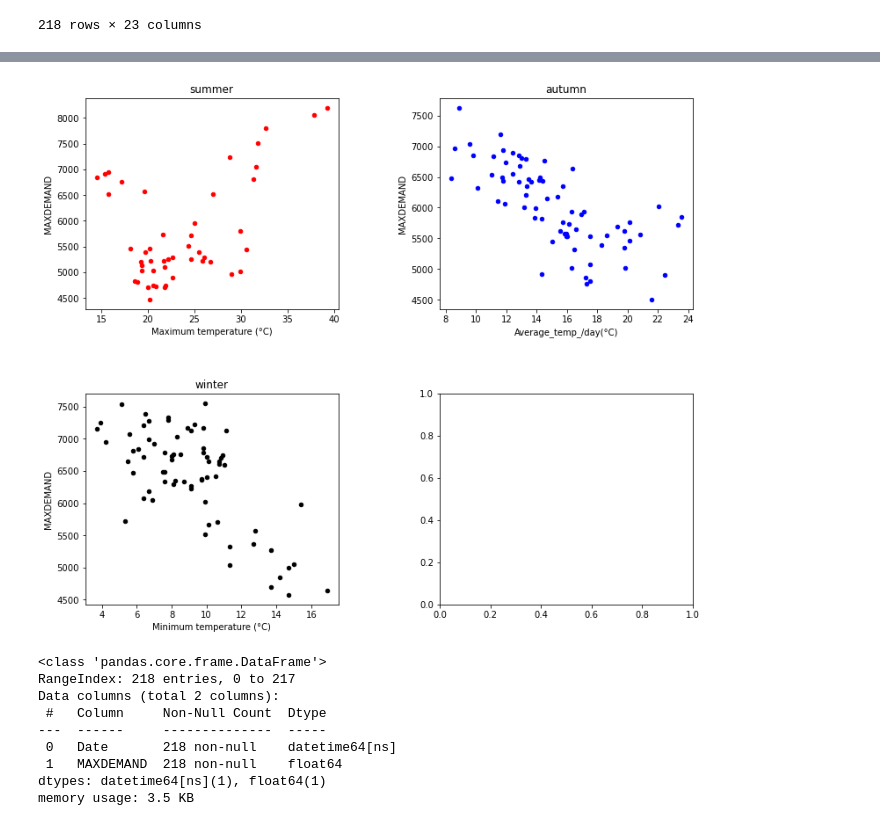
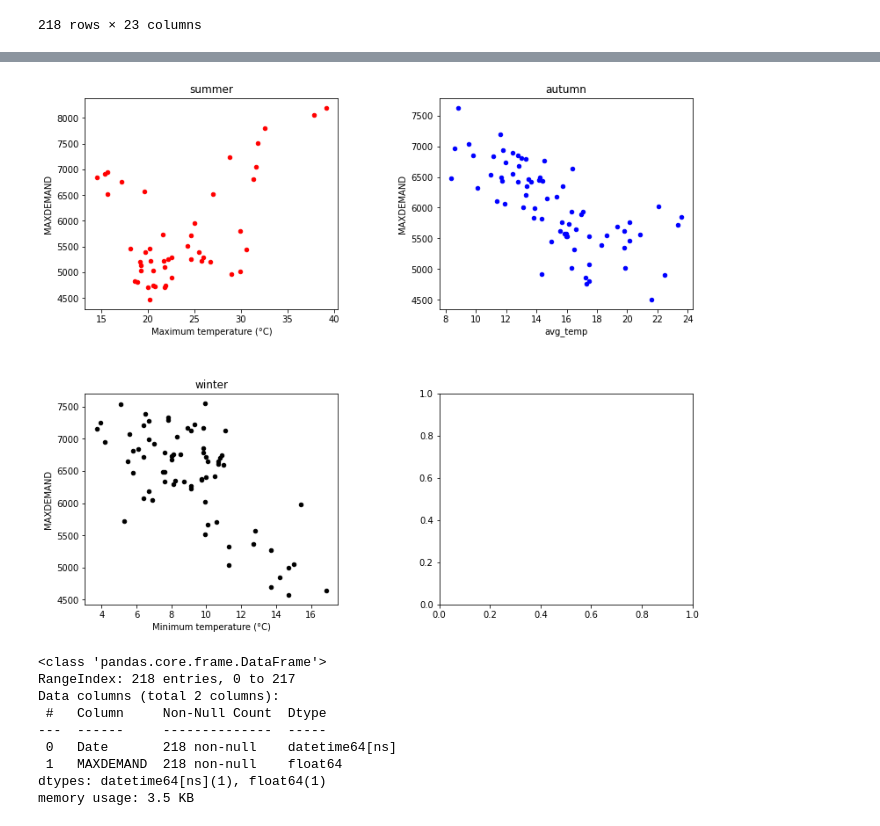
Before and after one commit to smbayat11/Assignment2_Group9, a Jupyter notebook: A2-Group9_2_metafile.ipynb, the cells around one changed output, grey strips where cells are left out. Drawn from its saved outputs; the diff is of its cells as text; code cells hidden in the pictures.

```diff
--- a/A2-Group9_2_metafile.ipynb
+++ b/A2-Group9_2_metafile.ipynb
@@ -54,7 +62,3 @@ Data columns (total 21 columns):
  20  3pm MSL pressure (hPa)             218 non-null    float64
 dtypes: float64(9), int64(7), object(5)
 memory usage: 35.9+ KB
-# %%
-# change the Date column into date time format
-Data_w["Date"] = pd.to_datetime(Data_w["Date"])
-Data_w["Date"]
@@ -195,4 +129,0 @@ Data_p
-# %%
-# convert the date into datetime format
-Data_p["Date"]= pd.to_datetime(Data_p["Date"])
-Data_p["Date"]
@@ -228,4 +129,0 @@ Data_p
-# %%
-# convert the date into datetime format
-Data_p["Date"]= pd.to_datetime(Data_p["Date"])
-Data_p["Date"]
@@ -342,0 +228,4 @@ display(MergeData.head())
+# %%
+col = MergeData.loc[:, "Minimum temperature (°C)":"Maximum temperature (°C)"]
+MergeData['avg_temp'] = col.mean(axis = 1)
+MergeData
@@ -357,8 +260,8 @@ ax2 = axes[0][1]
 autumn_start = '2021-3-01'
 autumn_end = '2021-5-31'
 autumn = MergeData.loc[(MergeData['Date'] >= autumn_start) & (MergeData['Date'] <= autumn_end)]
-autumn.plot.scatter (x = 'Average_temp_/day(°C)', y = 'MAXDEMAND',title="autumn", ax = ax2, lw = 1, c = 'b')
-print("Pearson r is ",autumn['Average_temp_/day(°C)'].corr(autumn['MAXDEMAND']), "in Autumn time")
+autumn.plot.scatter (x = 'avg_temp', y = 'MAXDEMAND',title="autumn", ax = ax2, lw = 1, c = 'b')
+print("Pearson r is ",autumn['avg_temp'].corr(autumn['MAXDEMAND']), "in Autumn time")
 
 
 ax3 = axes[1][0]
@@ -378 +281 @@ Pearson r is  -0.6945727109976217 in winter time
-[figure, old version]
+[figure, new version]
```
Also changed, not shown: parts of 49 cells of this notebook.
